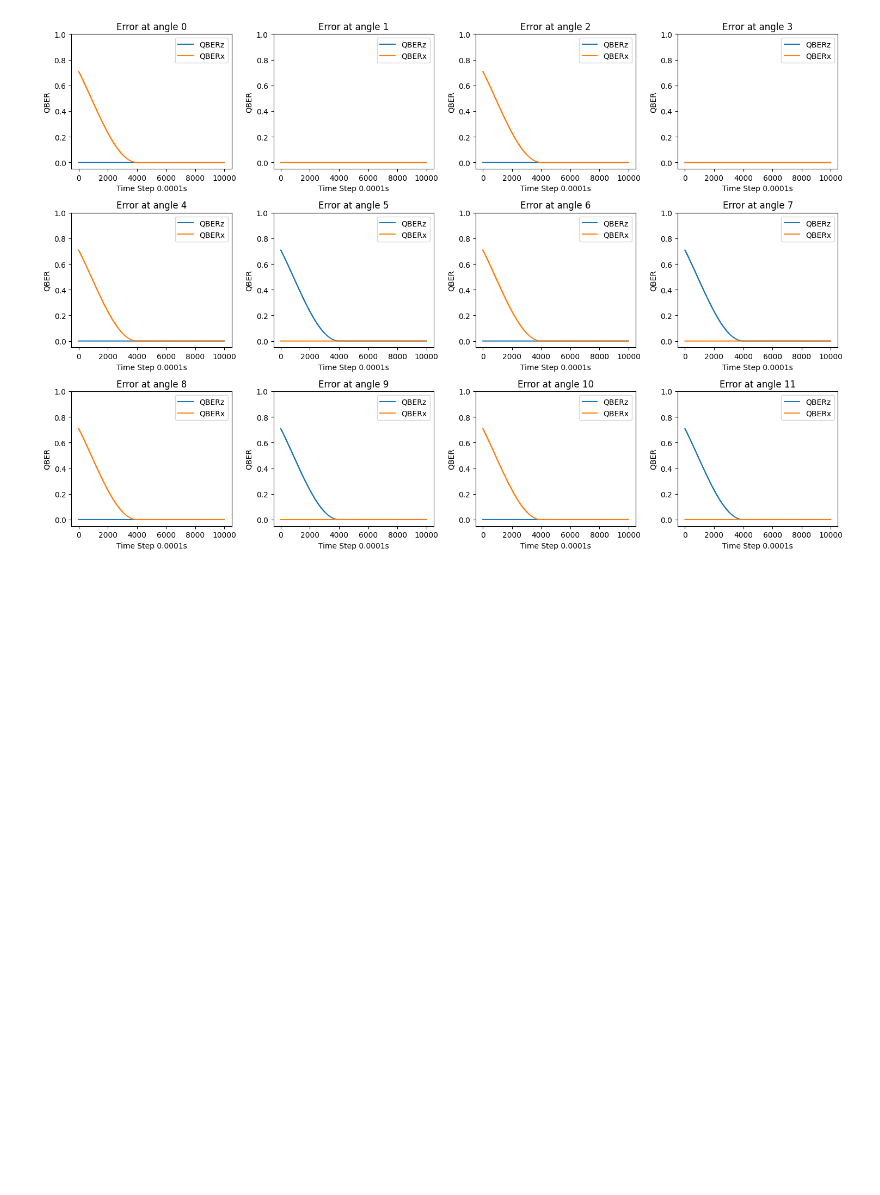
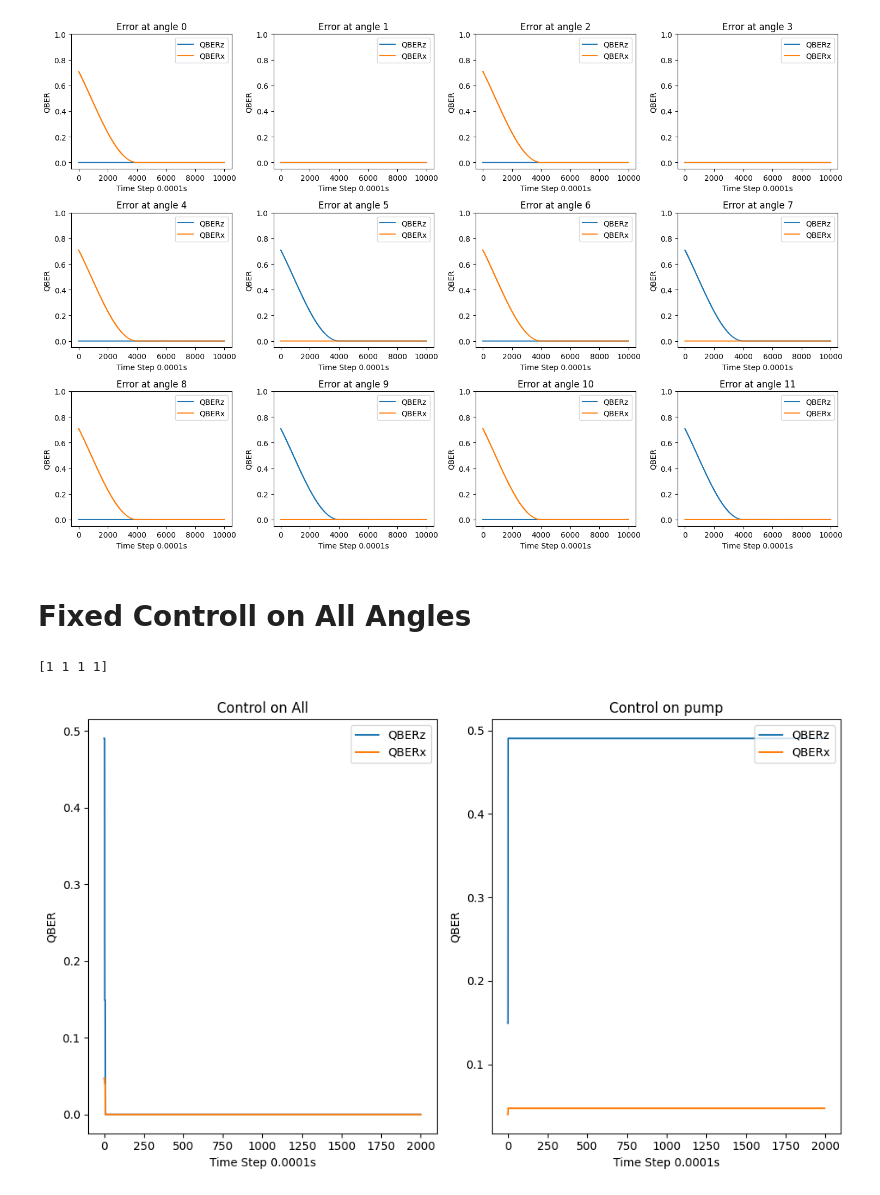
Before and after one commit to callmechristian/qnctrl, a Jupyter notebook: Inverse_Control.ipynb, the cells around one changed output. Cells and saved outputs as stored; diff of their text form; code cells hidden in the pictures; blank space fills up the shorter version.

Commit message:
perfect error compensation

```diff
--- a/Inverse_Control.ipynb
+++ b/Inverse_Control.ipynb
@@ -194,6 +193,7 @@ env.fixed_errors_flags = [True, True, True, True,
                         True, True, True, True,
                         True, True, True, True]
 
+env.max_t = 1
 fig, axs = plt.subplots(3, 4, figsize=(15, 10))
 
 for i in tqdm(range(12)):
@@ -263,3 +263,57 @@ plt.tight_layout()
 plt.show()
 # %% [output]
 [figure]
+# %% [markdown]
+# Fixed Controll on All Angles
+# %%
+env.reset()
+env.fixed_error_ctrl_pump = np.array([1, 1, 1, 1])
+env.fixed_error_ctrl_alice = np.array([1, 1, 1, 1])
+env.fixed_error_ctrl_bob = np.array([1, 1, 1, 1])
+env.fixed_errors_flags = [True, True, True, True,
+                          True, True, True, True,
+                          True, True, True, True]
+
+ctrl_pump = np.array(env.fixed_error_ctrl_pump)
+ctrl_alice = np.array(env.fixed_error_ctrl_alice )
+ctrl_bob = np.array(env.fixed_error_ctrl_bob)
+print(ctrl_pump)
+while not env.done:
+    env.step(a_pump=ctrl_pump)
+
+QBER = env.get_qber()
+
+env.reset()
+interpolated_ctrl = np.linspace(0, -1, num=1000)
+i = 0
+while not env.done:
+    # if i < len(interpolated_ctrl):
+    #     # a = np.repeat(interpolated_ctrl[i], 4)
+    #     env.step(a_pump=a, a_alice=a, a_bob=a)
+    #     i += 1
+    # else:
+    env.step(a_pump=ctrl_pump, a_alice=ctrl_alice, a_bob=ctrl_bob)
+
+QBER2 = env.get_qber()
+
+fig, axs = plt.subplots(1, 2, figsize=(10, 6))
+
+axs[0].title.set_text('Control on All')
+axs[0].plot(QBER2[:, 0], label='QBERz')
+axs[0].plot(QBER2[:, 1], label='QBERx')
+axs[0].legend(loc='upper right')
+axs[0].set_ylabel('QBER')
+axs[0].set_xlabel(f'Time Step {env.delta_t}s')
+
+axs[1].title.set_text('Control on pump')
+axs[1].plot(QBER[6:, 0], label='QBERz')
+axs[1].plot(QBER[6:, 1], label='QBERx')
+axs[1].legend(loc='upper right')
+axs[1].set_ylabel('QBER')
+axs[1].set_xlabel(f'Time Step {env.delta_t}s')
+
+plt.tight_layout()
+plt.show()
+# %% [output]
+[1 1 1 1]
+[figure, added]
```
Also changed, not shown: parts of 3 cells of this notebook.
